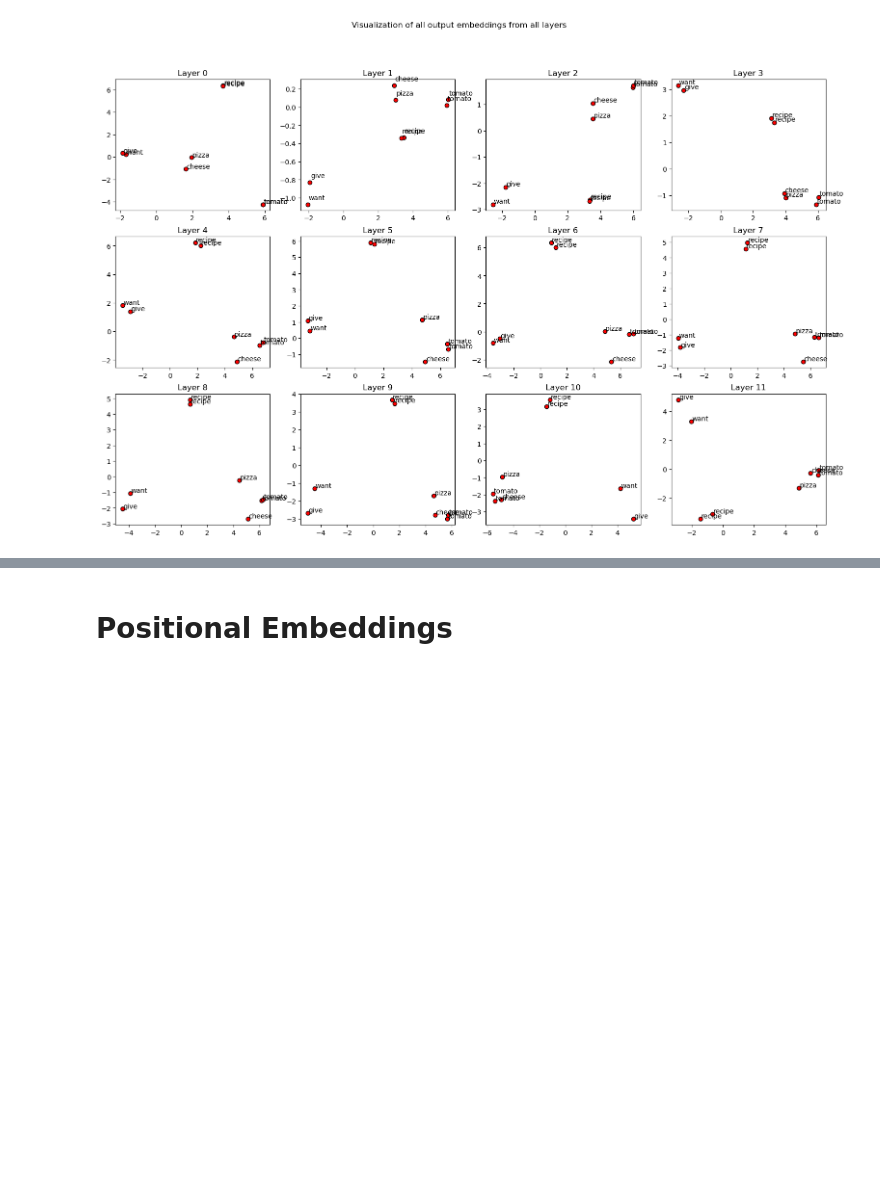
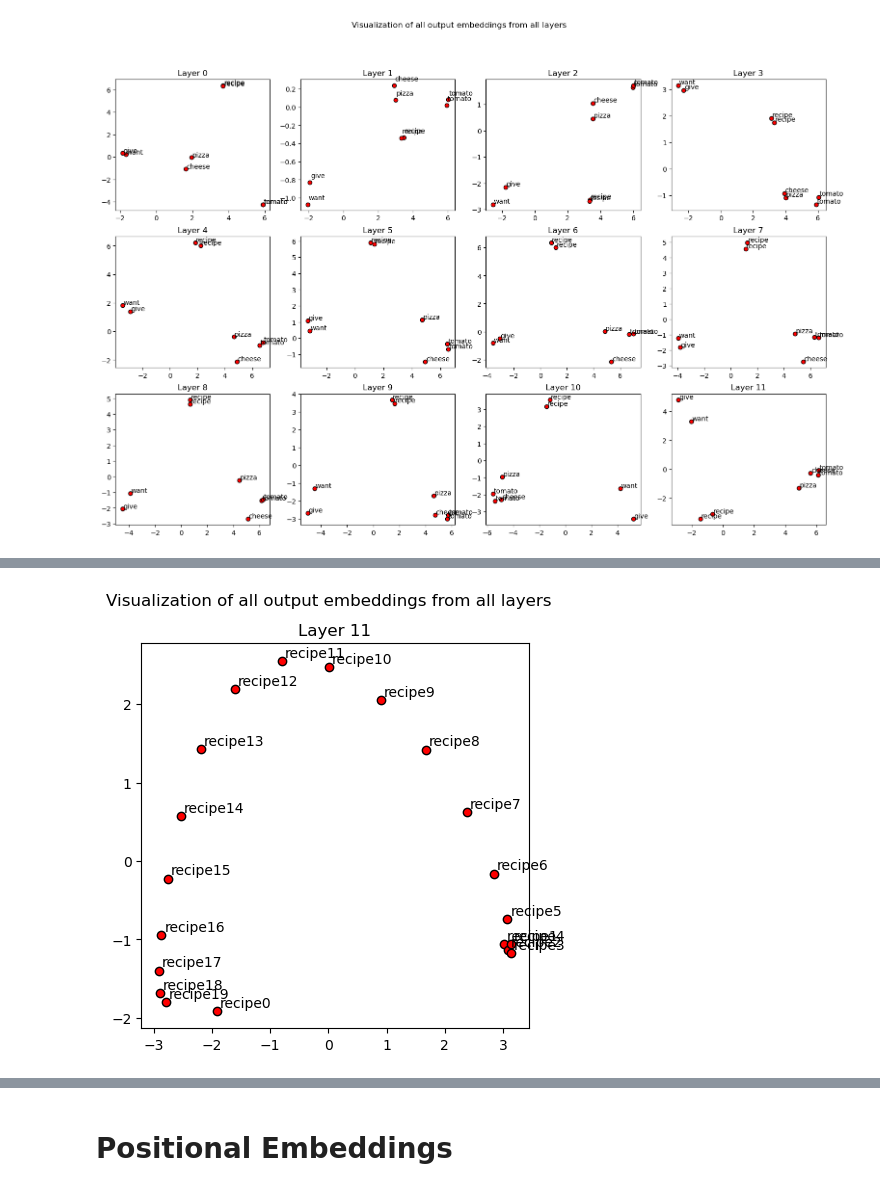
Before and after one commit to vladbug/CookingBot, a Jupyter notebook: plots.ipynb, the cells around one changed output, grey strips where cells are left out. Saved outputs shown, nothing was run; the diff lists cells and outputs as text; code cells hidden in the pictures; blank space fills up the shorter version.

```diff
--- a/plots.ipynb
+++ b/plots.ipynb
@@ -84,3 +90,57 @@ plt.show()
 [nltk_data]     C:\Users\ASUS\AppData\Roaming\nltk_data...
 [nltk_data]   Package stopwords is already up-to-date!
 [figure]
+# %%
+
+sentence_a = "recipe "*20
+model_name = "bert-base-uncased"
+tokenizer = BertTokenizer.from_pretrained(model_name)
+model = BertModel.from_pretrained(model_name, output_hidden_states=True, output_attentions=True)
+inputs = tokenizer.encode_plus(sentence_a, return_tensors='pt', add_special_tokens=False, max_length = 512, truncation = True)
+
+input_ids = inputs['input_ids']
+input_id_list = input_ids[0].tolist() # Batch index 0
+tokens = tokenizer.convert_ids_to_tokens(input_id_list)
+
+with torch.no_grad():
+    outputs = model(**inputs, output_hidden_states=True, output_attentions=True)
+attention = outputs.attentions
+hidden_states = outputs.hidden_states
+
+nltk.download('stopwords')
+english_stopwords = set(stopwords.words('english'))
+english_stopwords.add('<s>')
+english_stopwords.add('</s>')
+
+layer = 11
+
+rows = 3
+cols = 4
+fig, ax_full = plt.subplots(1, 1)
+fig.set_figheight(5)
+fig.set_figwidth(5)
+plt.rcParams.update({'font.size': 6})
+
+ax = ax_full
+plt.rcParams.update({'font.size': 10})
+current_hidden_state = hidden_states[layer][0].detach().numpy()
+
+if current_hidden_state.shape[1] == 2:
+    twodim = current_hidden_state
+else:
+    twodim = PCA().fit_transform(hidden_states[layer][0].detach().numpy())[:,:2]
+
+plt.style.use('default')
+count = 0
+for word, (x,y) in zip(tokens, twodim):
+    if word.lower() not in english_stopwords:
+        im = ax.scatter(x, y, edgecolors='k', c='r')
+        ax.text(x+0.05, y+0.05, word +str(count))
+        count += 1
+
+
+# Show all ticks and label them with the respective list entries
+ax.set_title("Layer " + str(layer))
+fig.suptitle("Visualization of all output embeddings from all layers")
+plt.show()
+# %% [output]
@@ -87,3 +150,4 @@ plt.show()
+[figure, added]
 # %%
 import sys
 !test -d bertviz_repo && echo "FYI: bertviz_repo directory already exists, to pull latest version uncomment this line: !rm -r bertviz_repo"
```
Also changed, not shown: parts of 18 cells of this notebook.
